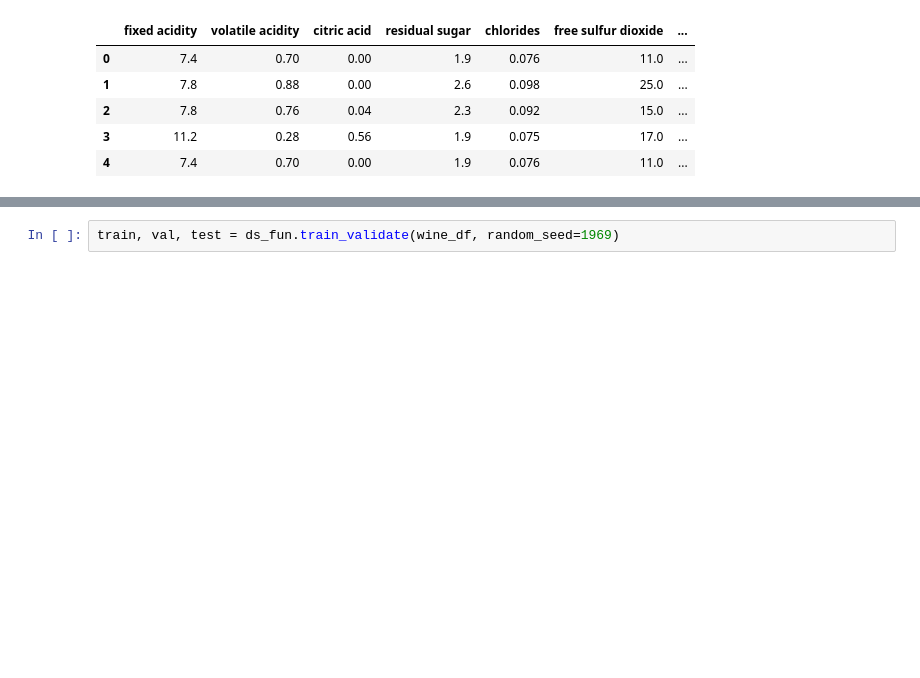
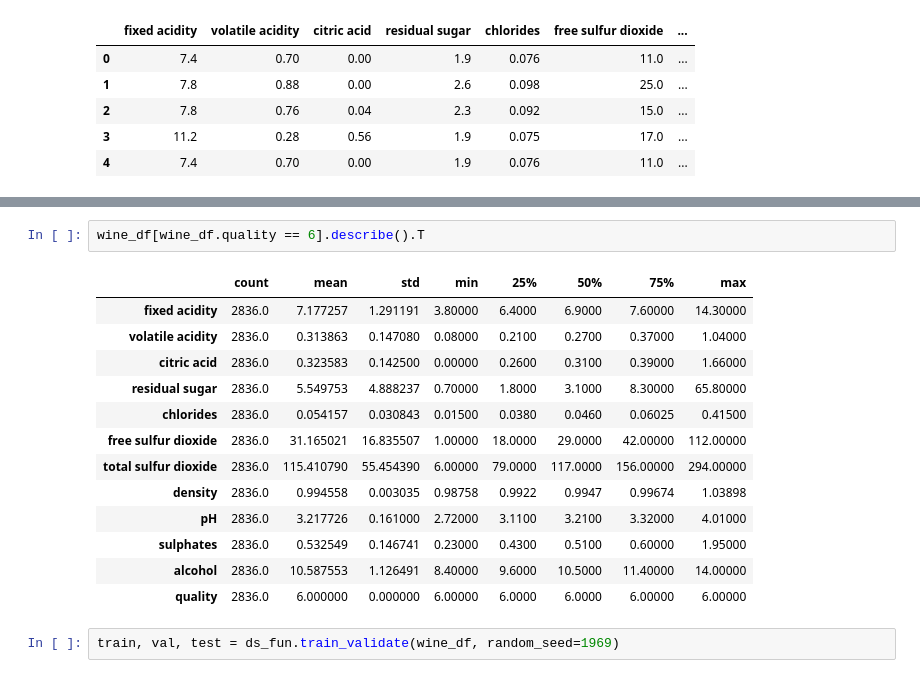
Before and after one commit to pour-choices/wine_clustering_project, a Jupyter notebook: clustering_project_wine.ipynb, the cells around one changed output, grey strips where cells are left out. Saved outputs shown, nothing was run; the diff lists cells and outputs as text; blank space fills up the shorter version.

```diff
--- a/clustering_project_wine.ipynb
+++ b/clustering_project_wine.ipynb
@@ -112,3 +171,19 @@ wine_df.head()
+# %%
+wine_df[wine_df.quality == 6].describe().T
+# %% [output]
+|  | count | mean | std | min | 25% | 50% | 75% | max |
+| fixed acidity | 2836.0 | 7.177257 | 1.291191 | 3.80000 | 6.4000 | 6.9000 | 7.60000 | 14.30000 |
+| volatile acidity | 2836.0 | 0.313863 | 0.147080 | 0.08000 | 0.2100 | 0.2700 | 0.37000 | 1.04000 |
+| citric acid | 2836.0 | 0.323583 | 0.142500 | 0.00000 | 0.2600 | 0.3100 | 0.39000 | 1.66000 |
+| residual sugar | 2836.0 | 5.549753 | 4.888237 | 0.70000 | 1.8000 | 3.1000 | 8.30000 | 65.80000 |
+| chlorides | 2836.0 | 0.054157 | 0.030843 | 0.01500 | 0.0380 | 0.0460 | 0.06025 | 0.41500 |
+| free sulfur dioxide | 2836.0 | 31.165021 | 16.835507 | 1.00000 | 18.0000 | 29.0000 | 42.00000 | 112.00000 |
+| total sulfur dioxide | 2836.0 | 115.410790 | 55.454390 | 6.00000 | 79.0000 | 117.0000 | 156.00000 | 294.00000 |
+| density | 2836.0 | 0.994558 | 0.003035 | 0.98758 | 0.9922 | 0.9947 | 0.99674 | 1.03898 |
+| pH | 2836.0 | 3.217726 | 0.161000 | 2.72000 | 3.1100 | 3.2100 | 3.32000 | 4.01000 |
+| sulphates | 2836.0 | 0.532549 | 0.146741 | 0.23000 | 0.4300 | 0.5100 | 0.60000 | 1.95000 |
+| alcohol | 2836.0 | 10.587553 | 1.126491 | 8.40000 | 9.6000 | 10.5000 | 11.40000 | 14.00000 |
+| quality | 2836.0 | 6.000000 | 0.000000 | 6.00000 | 6.0000 | 6.0000 | 6.00000 | 6.00000 |
 # %%
 train, val, test = ds_fun.train_validate(wine_df, random_seed=1969)
 # %%
```
Also changed, not shown: parts of 12 cells of this notebook, 1 other file.
